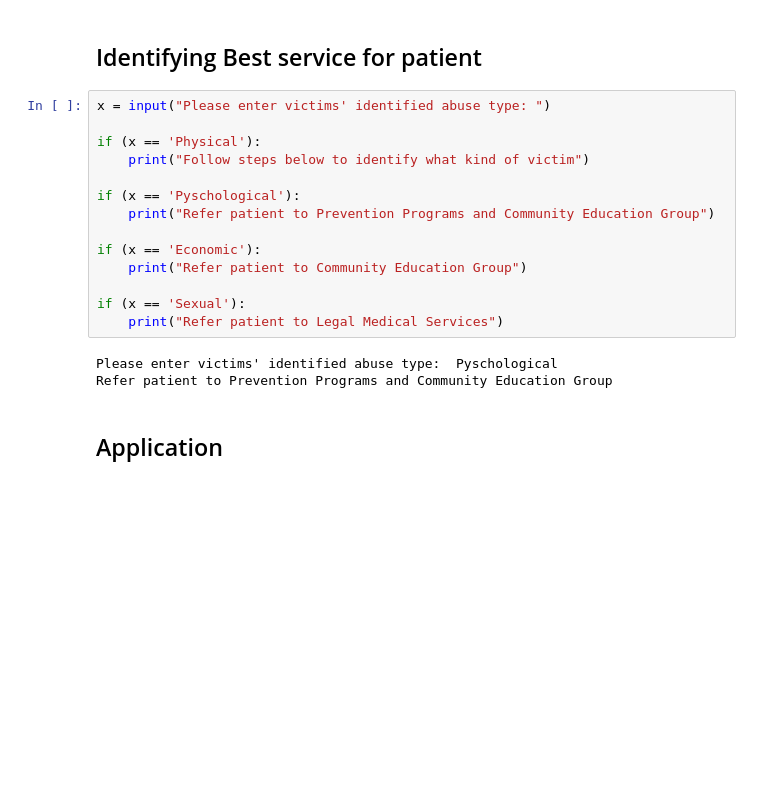
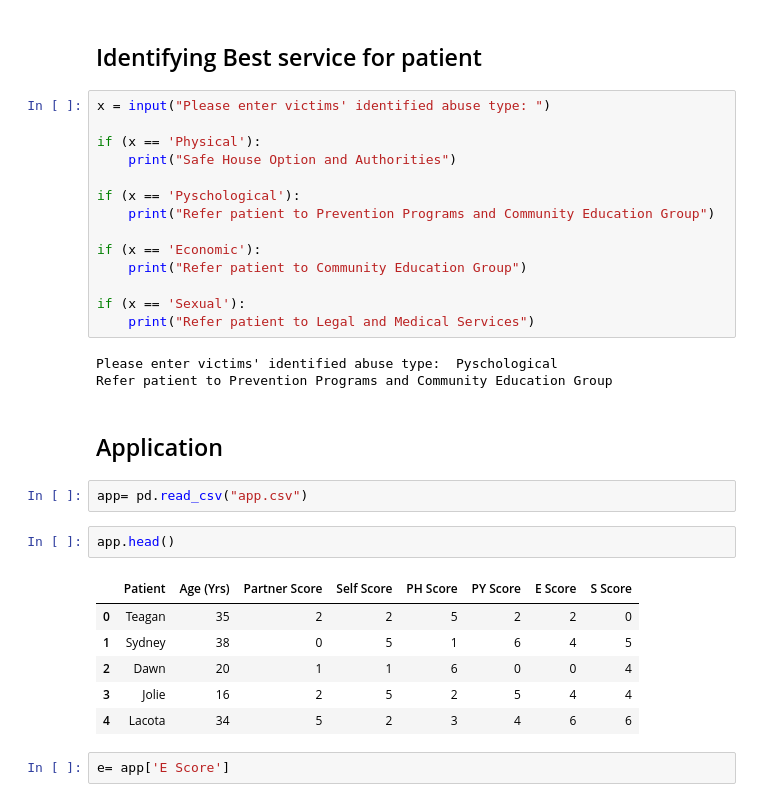
Before and after one commit to ClarkeDee/Capstone, a Jupyter notebook: BA590Proposal.ipynb, the cells around one changed output. Drawn from its saved outputs; the diff is of its cells as text; blank space fills up the shorter version.

```diff
--- a/BA590Proposal.ipynb
+++ b/BA590Proposal.ipynb
@@ -276,7 +280,7 @@ if(s == 0):
 x = input("Please enter victims' identified abuse type: ")
 
 if (x == 'Physical'):
-    print("Follow steps below to identify what kind of victim")
+    print("Safe House Option and Authorities")
 
 if (x == 'Pyschological'):
     print("Refer patient to Prevention Programs and Community Education Group")
@@ -285,9 +289,22 @@ if (x == 'Economic'):
     print("Refer patient to Community Education Group")
 
 if (x == 'Sexual'):
-    print("Refer patient to Legal Medical Services")
+    print("Refer patient to Legal and Medical Services")
 # %% [output]
 Please enter victims' identified abuse type:  Pyschological
 Refer patient to Prevention Programs and Community Education Group
 # %% [markdown]
 ## Application
+# %%
+app= pd.read_csv("app.csv")
+# %%
+app.head()
+# %% [output]
+|  | Patient | Age (Yrs) | Partner Score | Self Score | PH Score | PY Score | E Score | S Score |
+| 0 | Teagan | 35 | 2 | 2 | 5 | 2 | 2 | 0 |
+| 1 | Sydney | 38 | 0 | 5 | 1 | 6 | 4 | 5 |
+| 2 | Dawn | 20 | 1 | 1 | 6 | 0 | 0 | 4 |
+| 3 | Jolie | 16 | 2 | 5 | 2 | 5 | 4 | 4 |
+| 4 | Lacota | 34 | 5 | 2 | 3 | 4 | 6 | 6 |
+# %%
+e= app['E Score']
```
Also changed, not shown: parts of 17 cells of this notebook, 3 other files.
